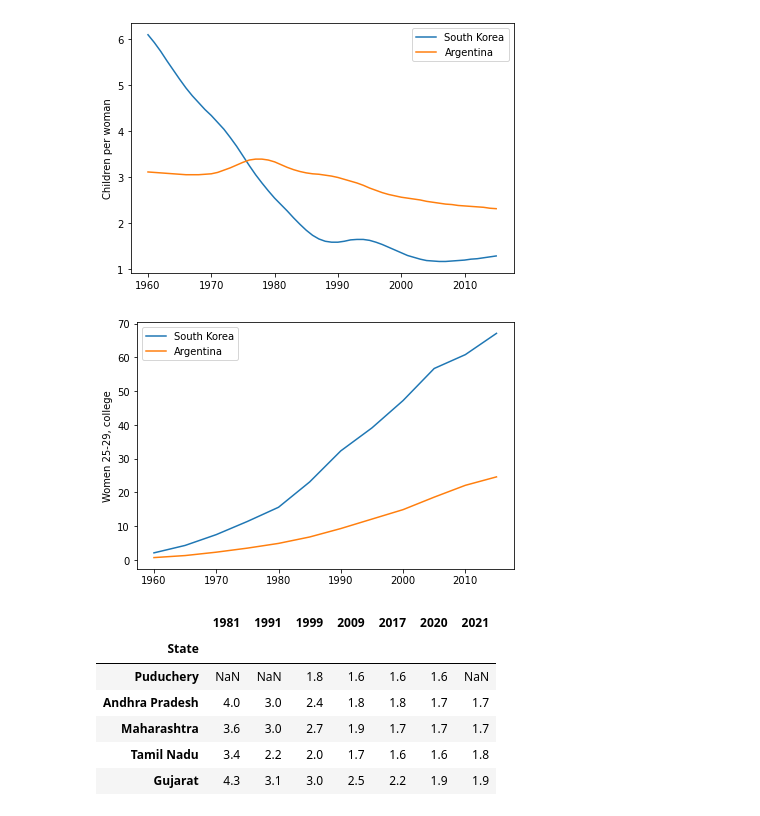
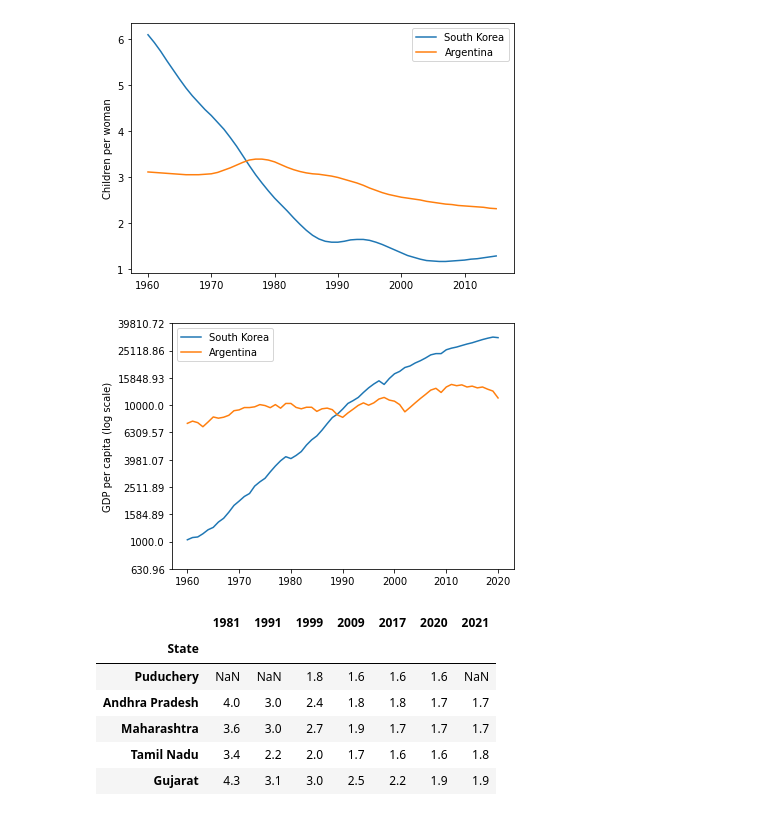
Before and after one commit to jaya-shankar/LiveSessionPlots, a Jupyter notebook: Krishna_Plots_(LE,GDP).ipynb, the cells around one changed output. Saved outputs shown, nothing was run; the diff lists cells and outputs as text; code cells hidden in the pictures.

Commit message:
"added graphes"

```diff
--- a/Krishna_Plots_(LE,GDP).ipynb
+++ b/Krishna_Plots_(LE,GDP).ipynb
@@ -244,19 +244,19 @@ build_graph('Children per woman','6',page)
 # %%
 edu_level           = gdp_per_capita
 initial_comp_rate   = 00
 final_comp_rate     = 9999999
 toggle              = False
-generate_csv(edu_level,countries,'1')
+generate_csv(edu_level,countries,'7')
 build_graph('GDP per capita (log scale)','7',page)
+# %% [output]
+[figure, added]
 # %%
 edu_level           = college
 initial_comp_rate   = 0
 final_comp_rate     = 100
 toggle              = False
-generate_csv(edu_level,countries,'1')
+generate_csv(edu_level,countries,'8')
 build_graph('Women 25-29, college','8',page)
-# %% [output]
-[figure, removed]
 # %%
 load_paths()
 india_df = pd.read_csv(datasets_path[india_tfr])
```
Also changed, not shown: parts of 4 cells of this notebook, 7 other files.
